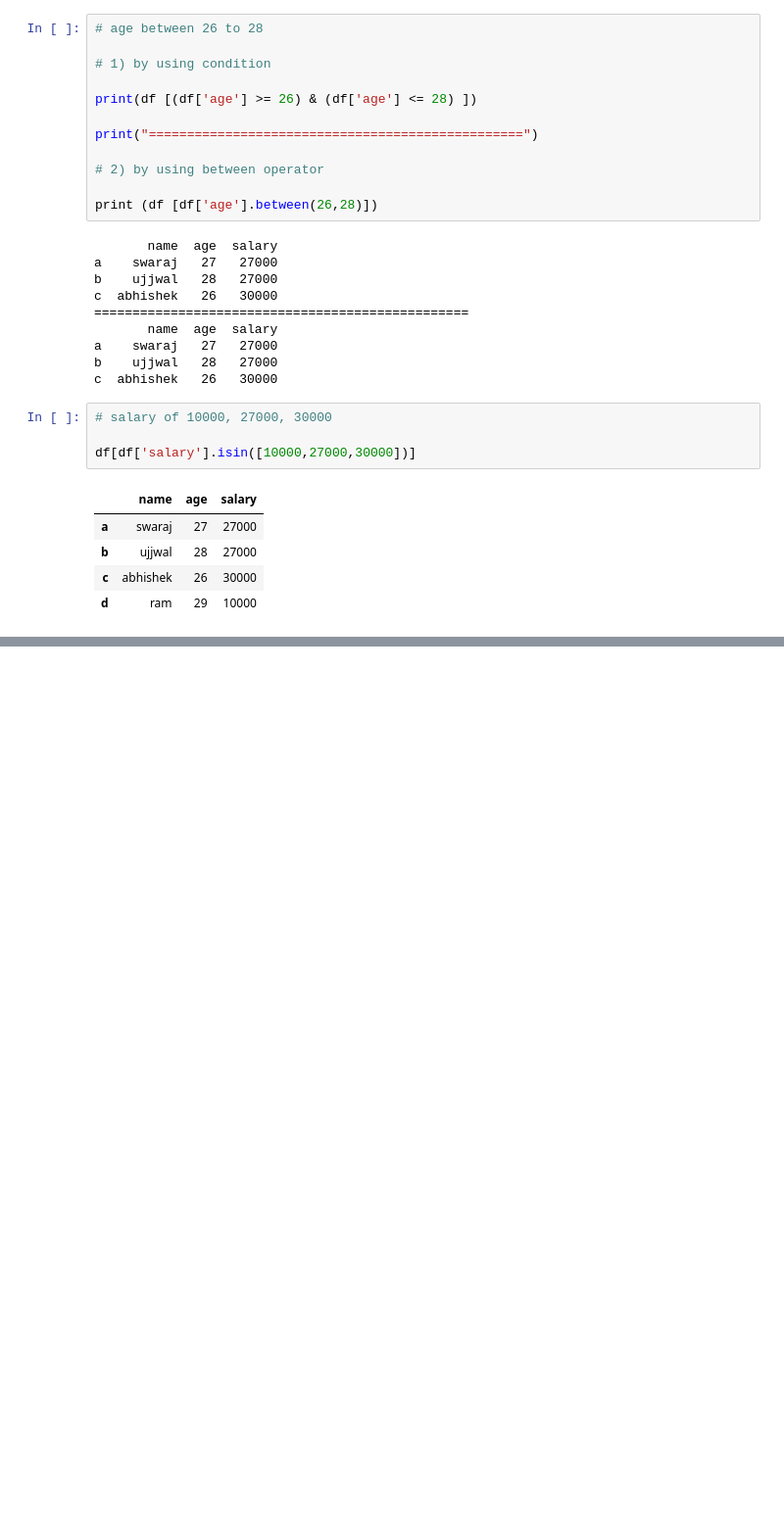
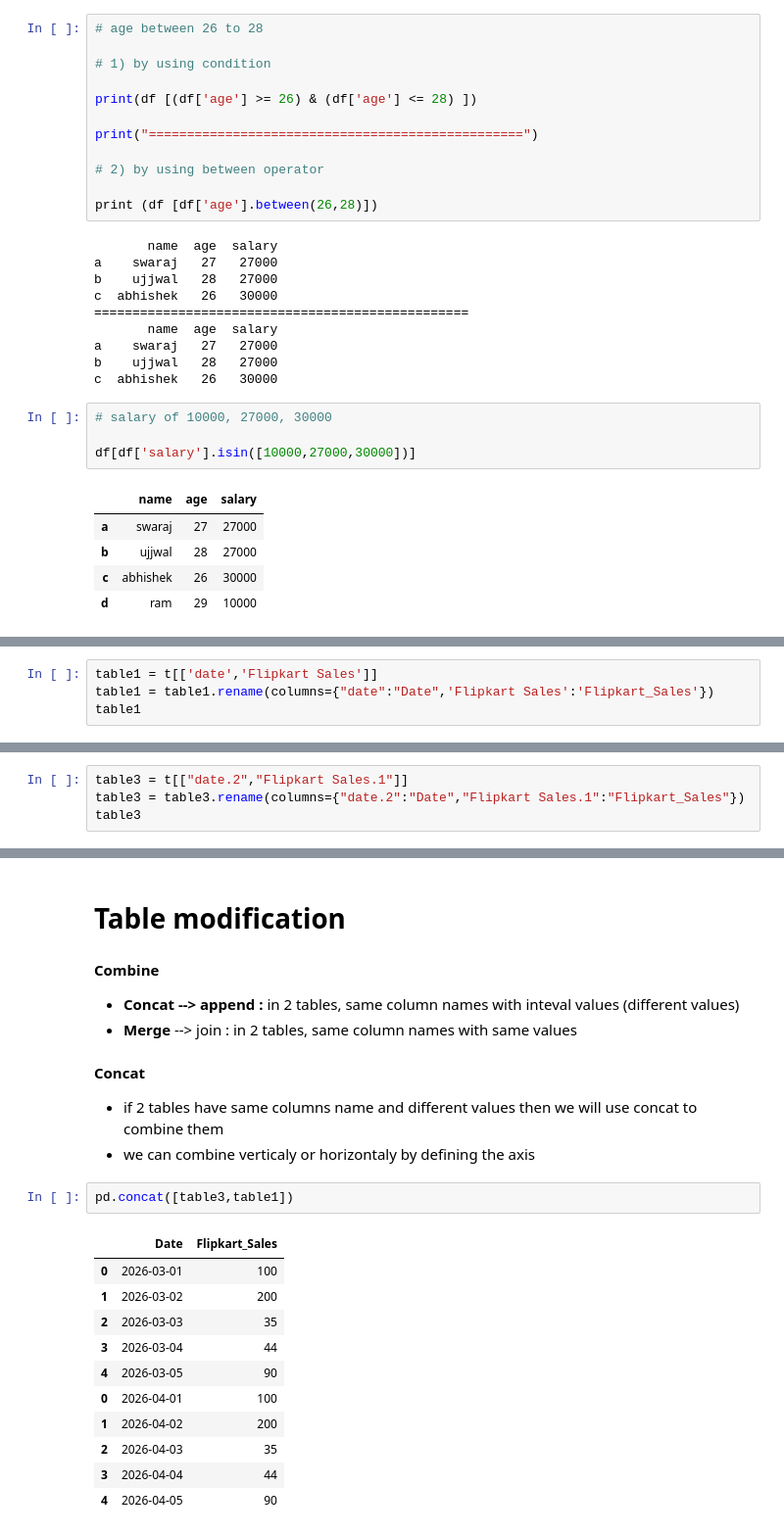
Before and after one commit to swaraj-shejul/python-foundation, a Jupyter notebook: Pandas_DataFrame_2D.ipynb, the cells around one changed output, grey strips where cells are left out. Shown at 98% size. Cells and saved outputs as stored; diff of their text form; blank space fills up the shorter version.

Commit message:
studied and added notes on large data import and modification

```diff
--- a/Pandas_DataFrame_2D.ipynb
+++ b/Pandas_DataFrame_2D.ipynb
@@ -199,0 +526,4 @@ df[df['salary'].isin([10000,27000,30000])]
+# %%
+table1 = t[['date','Flipkart Sales']]
+table1 = table1.rename(columns={"date":"Date",'Flipkart Sales':'Flipkart_Sales'})
+table1
@@ -199,0 +548,4 @@ df[df['salary'].isin([10000,27000,30000])]
+# %%
+table3 = t[["date.2","Flipkart Sales.1"]]
+table3 = table3.rename(columns={"date.2":"Date","Flipkart Sales.1":"Flipkart_Sales"})
+table3
@@ -199,0 +559,26 @@ df[df['salary'].isin([10000,27000,30000])]
+# %% [markdown]
+# Table modification
+# %% [markdown]
+**Combine**
+
+- **Concat --> append :** in 2 tables, same column names with inteval values (different values)
+- **Merge** --> join : in 2 tables, same column names with same values
+# %% [markdown]
+**Concat**
+
+- if 2 tables have same columns name and different values then we will use concat to combine them
+- we can combine verticaly or horizontaly by defining the axis
+# %%
+pd.concat([table3,table1])
+# %% [output]
+|  | Date | Flipkart_Sales |
+| 0 | 2026-03-01 | 100 |
+| 1 | 2026-03-02 | 200 |
+| 2 | 2026-03-03 | 35 |
+| 3 | 2026-03-04 | 44 |
+| 4 | 2026-03-05 | 90 |
+| 0 | 2026-04-01 | 100 |
+| 1 | 2026-04-02 | 200 |
+| 2 | 2026-04-03 | 35 |
+| 3 | 2026-04-04 | 44 |
+| 4 | 2026-04-05 | 90 |
```
Also changed, not shown: parts of 72 cells of this notebook.
